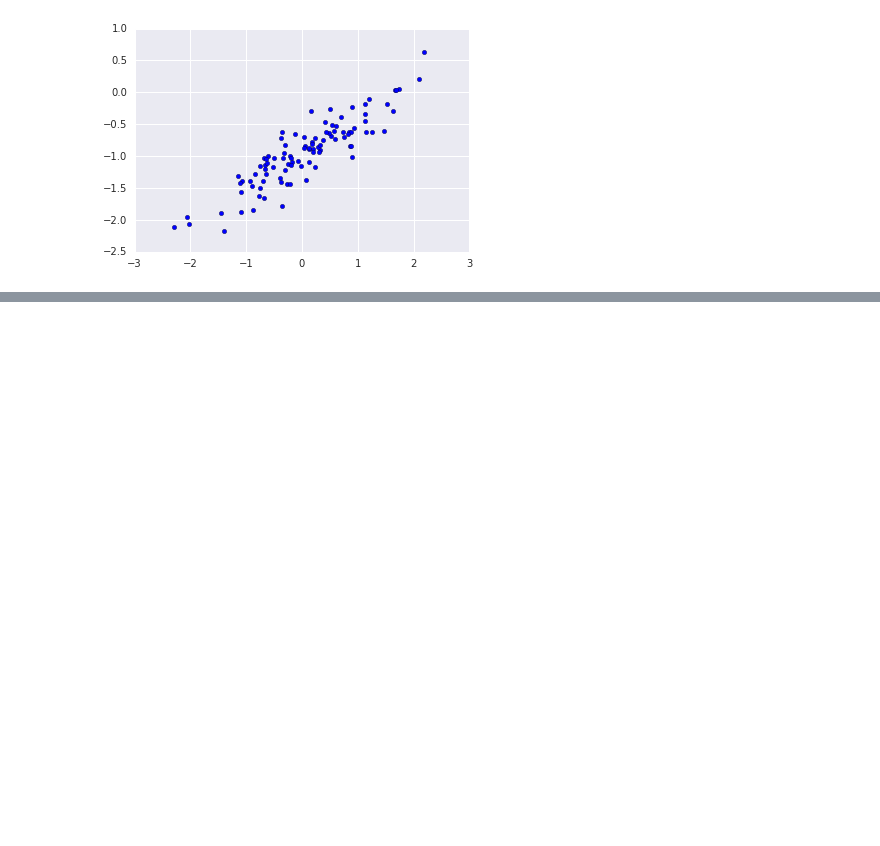
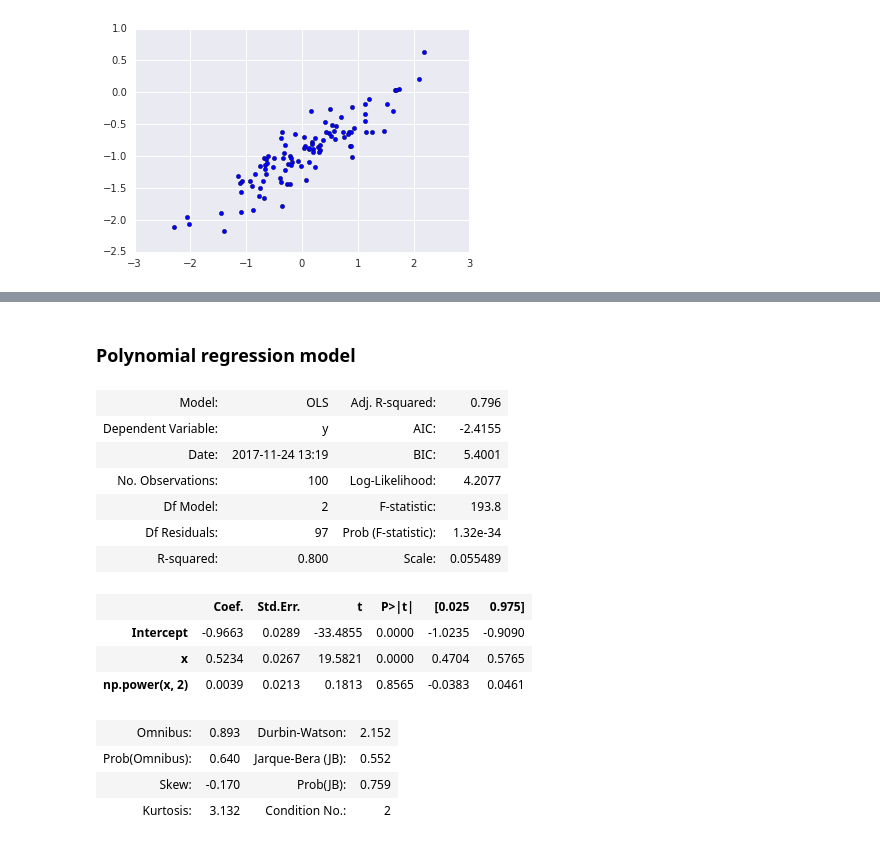
Before and after one commit to srillaert/ISLR-python, a Jupyter notebook: Ch3 Linear Regression/Ex13 Simple linear regression models on simulated data with different levels of noise.ipynb, the cells around one changed output, grey strips where cells are left out. Saved outputs shown, nothing was run; the diff lists cells and outputs as text; code cells hidden in the pictures; blank space fills up the shorter version.

```diff
--- a/Ch3 Linear Regression/Ex13 Simple linear regression models on simulated data with different levels of noise.ipynb
+++ b/Ch3 Linear Regression/Ex13 Simple linear regression models on simulated data with different levels of noise.ipynb
@@ -50,0 +60,21 @@ plt.show();
+# %% [markdown]
+### Polynomial regression model
+# %%
+fitPolynomial = sm.ols("y ~ x + np.power(x,2)", df).fit()
+fitPolynomial.summary2()
+# %% [output]
+| Model: | OLS | Adj. R-squared: | 0.796 |
+| Dependent Variable: | y | AIC: | -2.4155 |
+| Date: | 2017-11-24 13:19 | BIC: | 5.4001 |
+| No. Observations: | 100 | Log-Likelihood: | 4.2077 |
+| Df Model: | 2 | F-statistic: | 193.8 |
+| Df Residuals: | 97 | Prob (F-statistic): | 1.32e-34 |
+| R-squared: | 0.800 | Scale: | 0.055489 |
+|  | Coef. | Std.Err. | t | P>|t| | [0.025 | 0.975] |
+| Intercept | -0.9663 | 0.0289 | -33.4855 | 0.0000 | -1.0235 | -0.9090 |
+| x | 0.5234 | 0.0267 | 19.5821 | 0.0000 | 0.4704 | 0.5765 |
+| np.power(x, 2) | 0.0039 | 0.0213 | 0.1813 | 0.8565 | -0.0383 | 0.0461 |
+| Omnibus: | 0.893 | Durbin-Watson: | 2.152 |
+| Prob(Omnibus): | 0.640 | Jarque-Bera (JB): | 0.552 |
+| Skew: | -0.170 | Prob(JB): | 0.759 |
+| Kurtosis: | 3.132 | Condition No.: | 2 |
```
Also changed, not shown: parts of 8 cells of this notebook.
